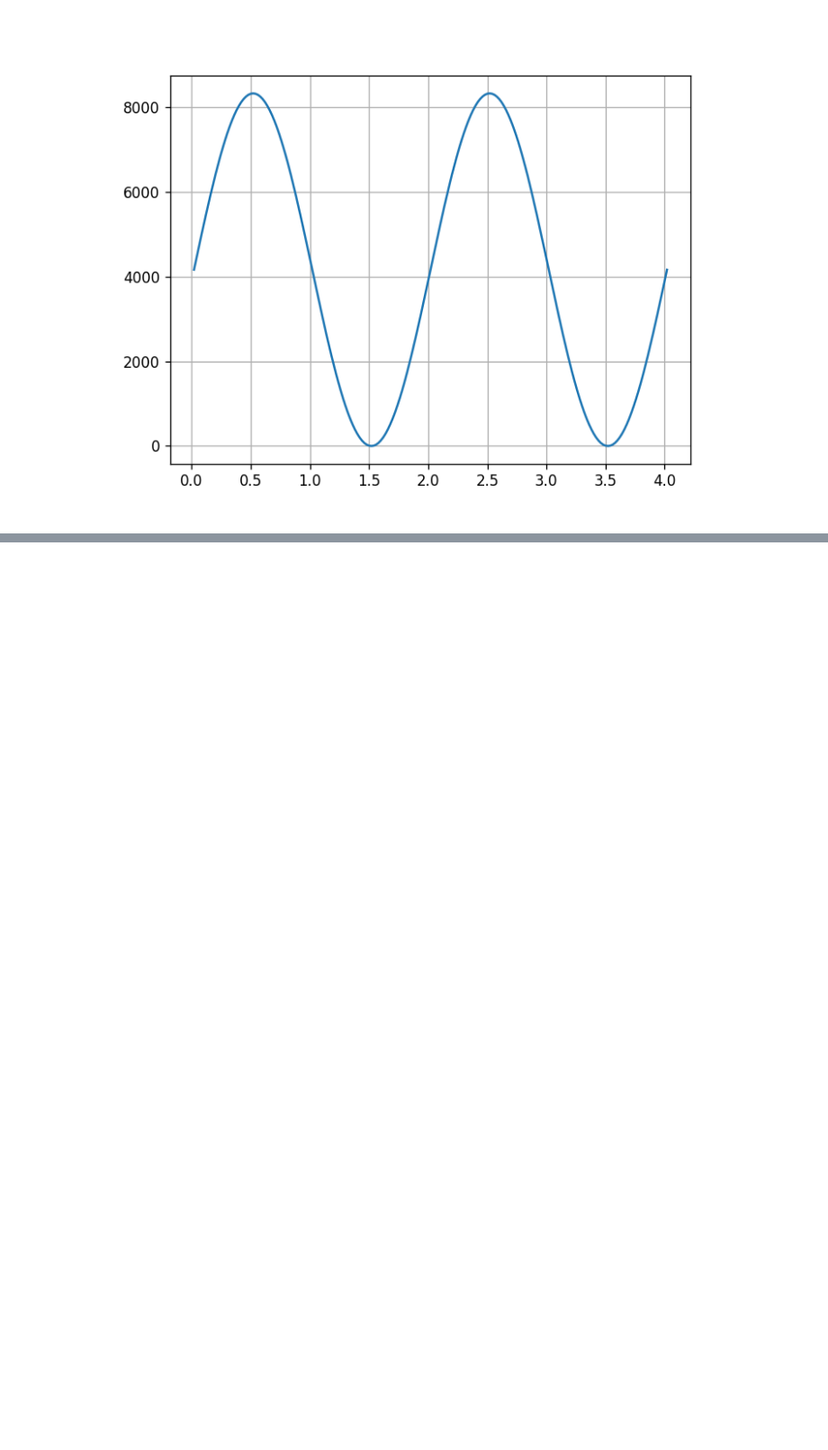
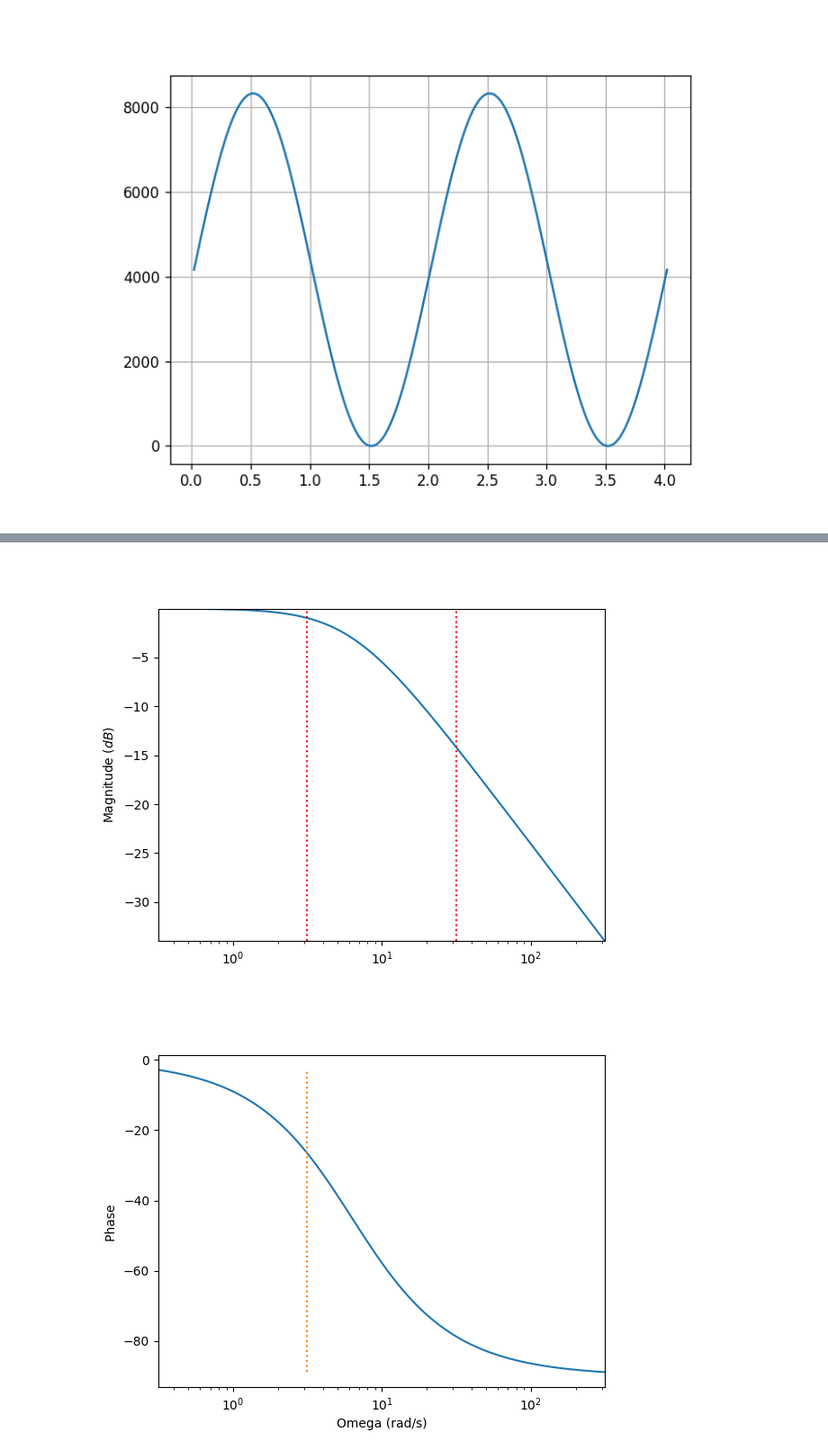
Before and after one commit to Taras2r/FluxCtrlPGE, a Jupyter notebook: FluxCtrl.ipynb, the cells around one changed output, grey strips where cells are left out. Shown at 90% size. Saved outputs shown, nothing was run; the diff lists cells and outputs as text; code cells hidden in the pictures; blank space fills up the shorter version.

Commit message:
Discrete low-pass filter has been added. csv-file with data from real control object has been added.

```diff
--- a/FluxCtrl.ipynb
+++ b/FluxCtrl.ipynb
@@ -49,0 +93,34 @@ plt.show()
+# %%
+# Low-pass filter
+w0 = 2*np.pi*1; # pole frequency (rad/s)
+num = w0        # transfer function numerator coefficients
+den = [1,w0]    # transfer function denominator coefficients
+lowPass = signal.TransferFunction(num,den) # Transfer function
+
+# Generate the bode plot
+w = np.logspace( np.log10(min(signalFreq)*2*np.pi/10), np.log10(max(signalFreq)*2*np.pi*10), 500 )
+w, mag, phase = signal.bode(lowPass,w)
+
+# Plot the signal
+# plt.clf()
+# Magnitude plot
+plt.figure()
+plt.semilogx(w, mag)
+for sf in signalFreq:
+    plt.semilogx([sf*2*np.pi,sf*2*np.pi],[min(mag),max(mag)],'r:')
+plt.ylabel("Magnitude ($dB$)")
+plt.xlim([min(w),max(w)])
+plt.ylim([min(mag),max(mag)])
+plt.show()
+
+# Phase plot
+plt.figure()
+plt.semilogx(w, phase)  # Bode phase plot
+plt.semilogx([2*np.pi*0.5, 2*np.pi*0.5], [min(phase), max(phase)], ':')
+plt.ylabel("Phase ")
+plt.xlabel("Omega (rad/s)")
+plt.xlim([min(w),max(w)])
+plt.show()
+# %% [output]
+[figure, added]
+[figure, added]
```
Also changed, not shown: parts of 8 cells of this notebook, 2 other files.
